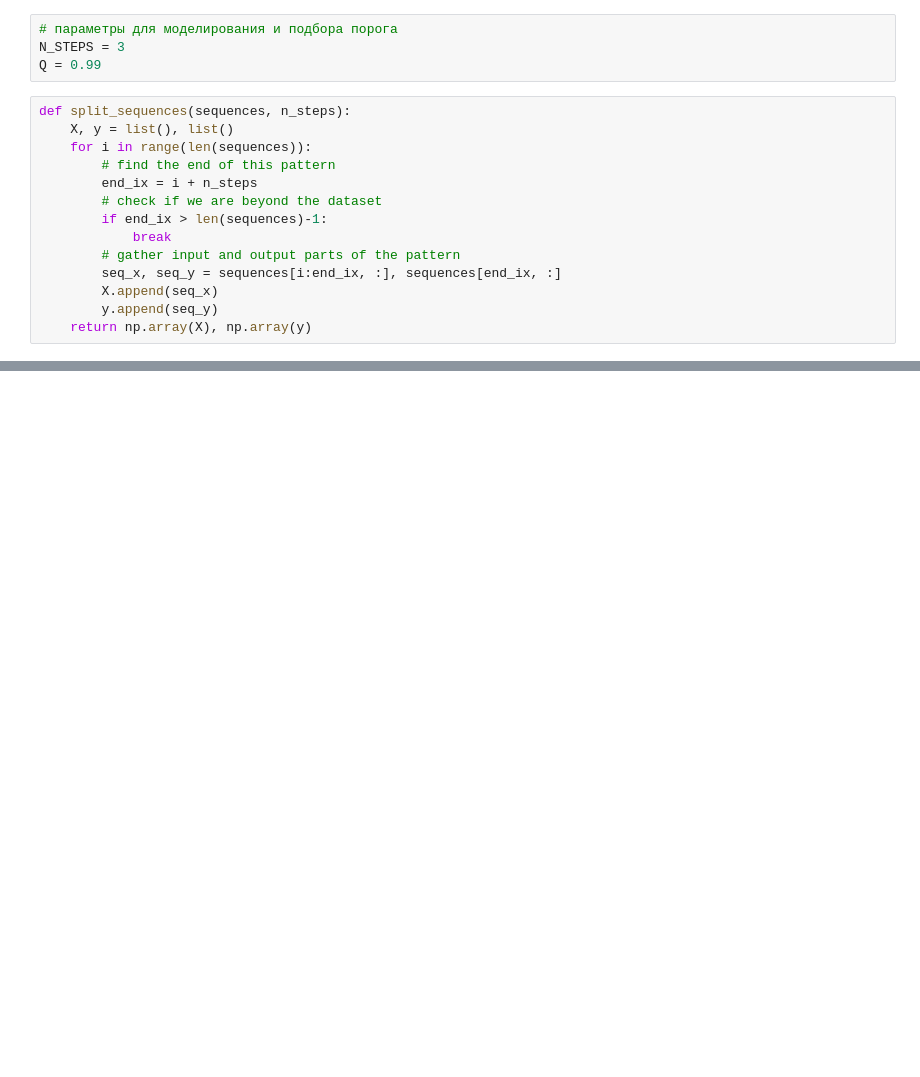
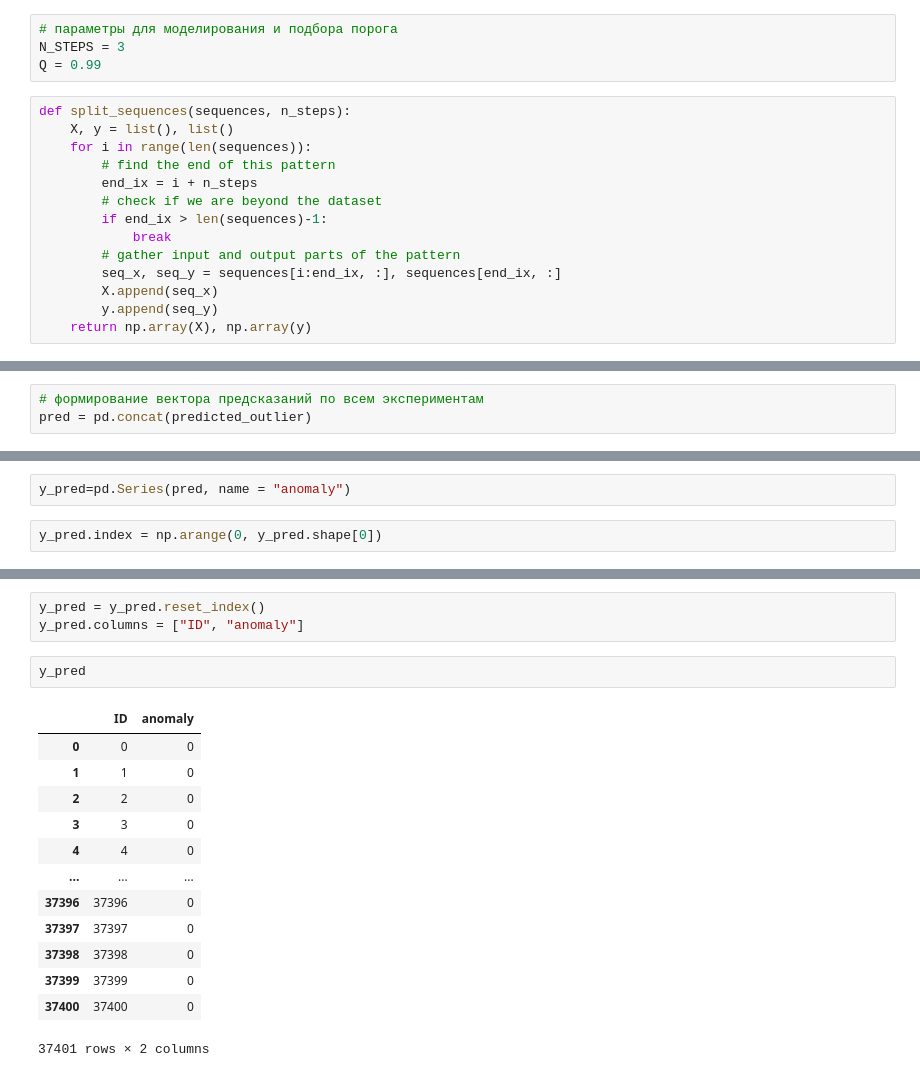
Before and after one commit to loonyhuman/baseline_mod2, a Jupyter notebook: baseline_module2.ipynb, the cells around one changed output, grey strips where cells are left out. Cells and saved outputs as stored; diff of their text form; blank space fills up the shorter version.

```diff
--- a/baseline_module2.ipynb
+++ b/baseline_module2.ipynb
@@ -138,0 +204,3 @@ def split_sequences(sequences, n_steps):
+# %%
+# формирование вектора предсказаний по всем экспериментам
+pred = pd.concat(predicted_outlier)
@@ -138,0 +223,4 @@ def split_sequences(sequences, n_steps):
+# %%
+y_pred=pd.Series(pred, name = "anomaly")
+# %%
+y_pred.index = np.arange(0, y_pred.shape[0])
@@ -138,0 +242,19 @@ def split_sequences(sequences, n_steps):
+# %%
+y_pred = y_pred.reset_index()
+y_pred.columns = ["ID", "anomaly"]
+# %%
+y_pred
+# %% [output]
+|  | ID | anomaly |
+| 0 | 0 | 0 |
+| 1 | 1 | 0 |
+| 2 | 2 | 0 |
+| 3 | 3 | 0 |
+| 4 | 4 | 0 |
+| ... | ... | ... |
+| 37396 | 37396 | 0 |
+| 37397 | 37397 | 0 |
+| 37398 | 37398 | 0 |
+| 37399 | 37399 | 0 |
+| 37400 | 37400 | 0 |
+37401 rows × 2 columns
```
Also changed, not shown: parts of 7 cells of this notebook, 1 other file.
